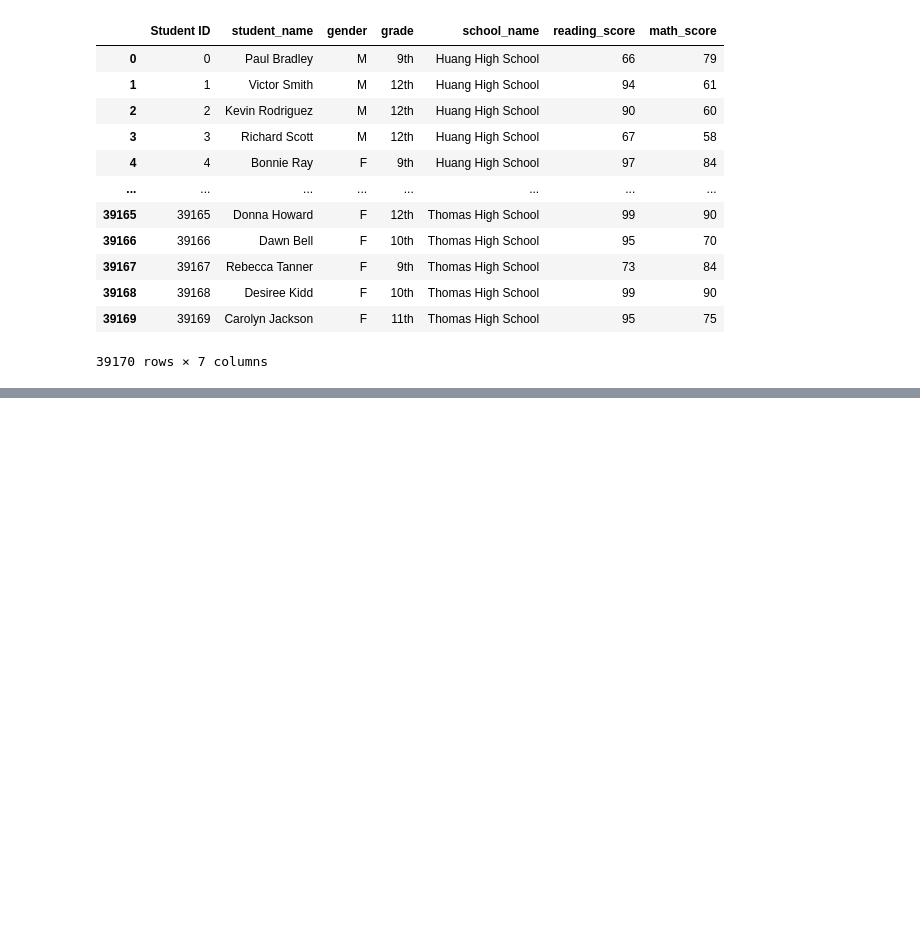
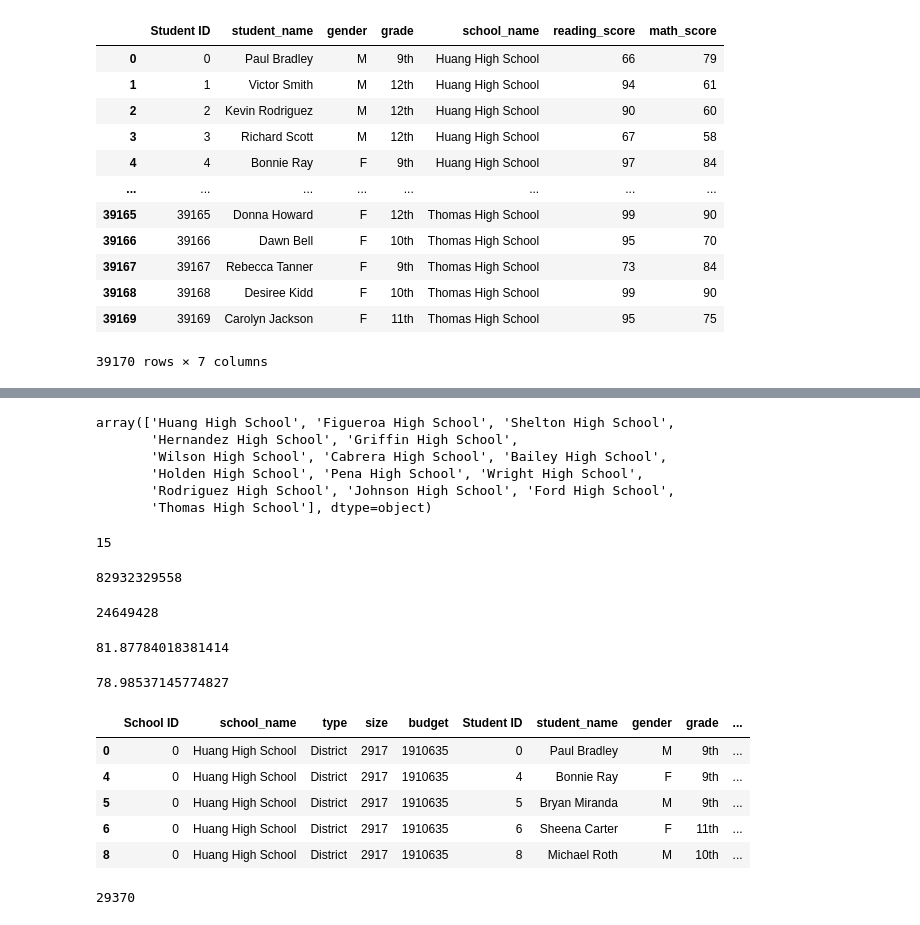
Before and after one commit to hemantkiri/School_District_Analysis, a Jupyter notebook: cleaning_student_names.ipynb, the cells around one changed output, grey strips where cells are left out. Drawn from its saved outputs; the diff is of its cells as text; code cells hidden in the pictures; blank space fills up the shorter version.

```diff
--- a/cleaning_student_names.ipynb
+++ b/cleaning_student_names.ipynb
@@ -437,0 +482,58 @@ len(students_fixed)
+# %%
+# Calculate the total number of schools (4.7.3)
+school_count_2 = school_data_complete_df["school_name"].unique()
+school_count_2
+# %% [output]
+array(['Huang High School', 'Figueroa High School', 'Shelton High School',
+       'Hernandez High School', 'Griffin High School',
+       'Wilson High School', 'Cabrera High School', 'Bailey High School',
+       'Holden High School', 'Pena High School', 'Wright High School',
+       'Rodriguez High School', 'Johnson High School', 'Ford High School',
+       'Thomas High School'], dtype=object)
+# %%
+# Calculate the total number of schools (4.7.3)
+school_count_2 = len(school_data_complete_df["school_name"].unique())
+school_count_2
+# %% [output]
+15
+# %%
+# Calculate the Total Budget. (4.7.4)
+total_budget = school_data_complete_df["budget"].sum()
+total_budget
+# %% [output]
+82932329558
+# %%
+# Calculate the Total Budget. (4.7.4)
+total_budget = school_data_df["budget"].sum()
+total_budget
+# %% [output]
+24649428
+# %%
+# Calculate the average reading score. (4.7.5)
+average_reading_score = school_data_complete_df["reading_score"].mean()
+average_reading_score
+# %% [output]
+81.87784018381414
+# %%
+# Calculate the average math score. (4.7.5)
+average_math_score = school_data_complete_df["math_score"].mean()
+average_math_score
+# %% [output]
+78.98537145774827
+# %%
+# Get all the students who are passing math in a new DataFrame. (4.7.6)
+passing_math = school_data_complete_df[school_data_complete_df["math_score"] >= 70]
+passing_math.head()
+# %% [output]
+|  | School ID | school_name | type | size | budget | Student ID | student_name | gender | grade | ... |
+| 0 | 0 | Huang High School | District | 2917 | 1910635 | 0 | Paul Bradley | M | 9th | ... |
+| 4 | 0 | Huang High School | District | 2917 | 1910635 | 4 | Bonnie Ray | F | 9th | ... |
+| 5 | 0 | Huang High School | District | 2917 | 1910635 | 5 | Bryan Miranda | M | 9th | ... |
+| 6 | 0 | Huang High School | District | 2917 | 1910635 | 6 | Sheena Carter | F | 11th | ... |
+| 8 | 0 | Huang High School | District | 2917 | 1910635 | 8 | Michael Roth | M | 10th | ... |
+# %%
+# Calculate the number of students passing math.(4.7.6)
+passing_math_count = passing_math["student_name"].count()
+passing_math_count
+# %% [output]
+29370
```
Also changed, not shown: parts of 21 cells of this notebook.
